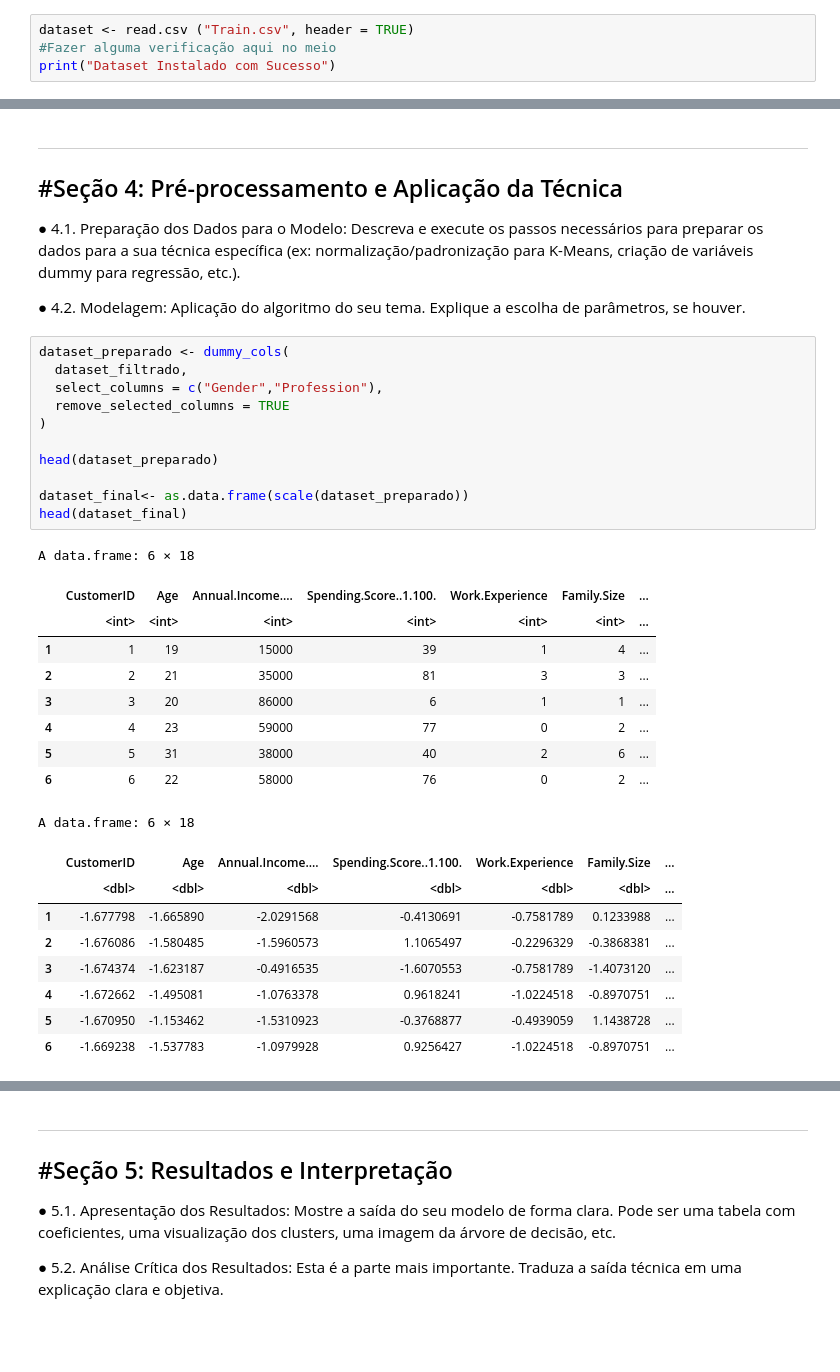
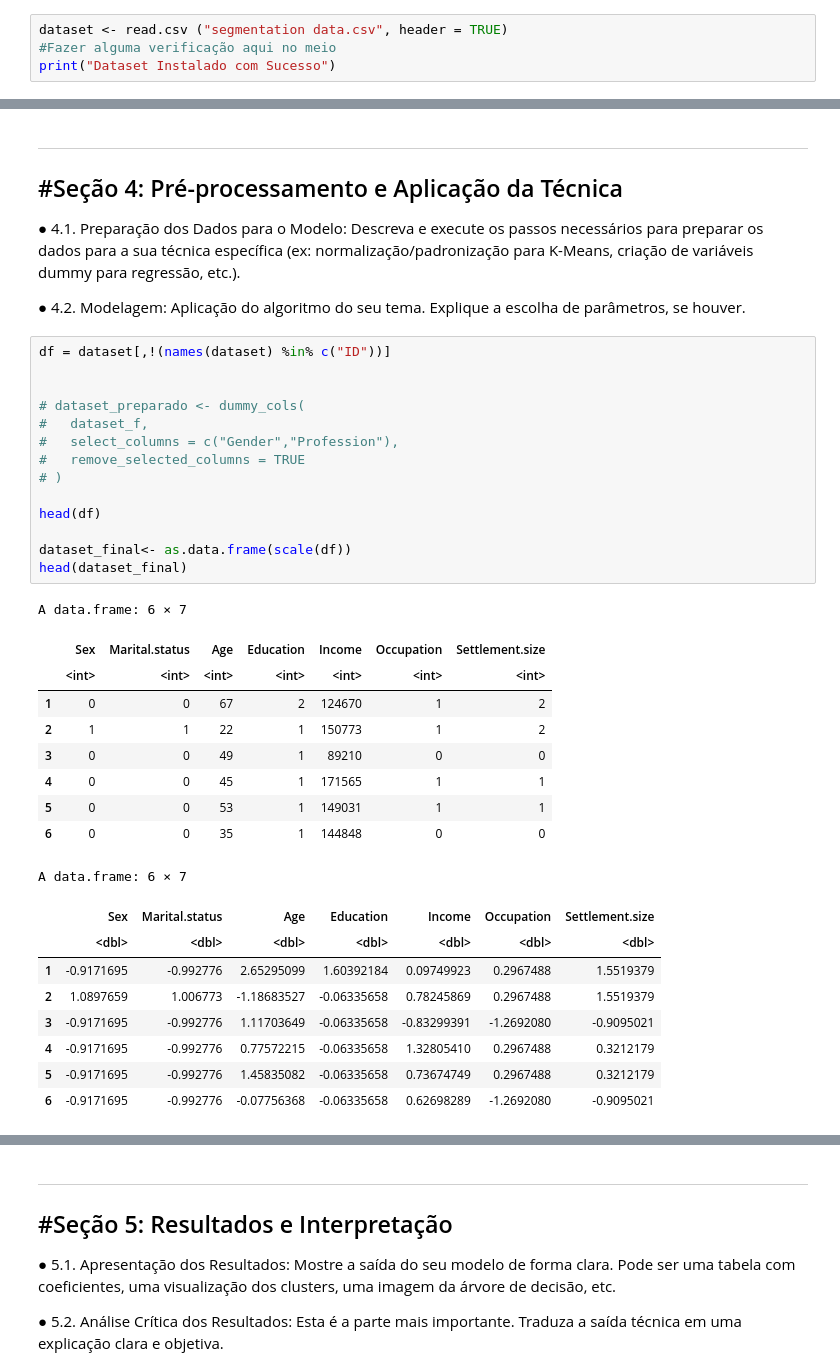
Before and after one commit to ThAlvesM/Kmean_2026-1, a Jupyter notebook: Kmean_2026-1.ipynb, the cells around one changed output, grey strips where cells are left out. Cells and saved outputs as stored; diff of their text form; blank space fills up the shorter version.

```diff
--- a/Kmean_2026-1.ipynb
+++ b/Kmean_2026-1.ipynb
@@ -93,7 +67,7 @@ library(fastDummies)
 Installing package into ‘/usr/local/lib/R/site-library’
 (as ‘lib’ is unspecified)
 # %%
-dataset <- read.csv ("Train.csv", header = TRUE)
+dataset <- read.csv ("segmentation data.csv", header = TRUE)
 #Fazer alguma verificação aqui no meio
 print("Dataset Instalado com Sucesso")
 # %% [output]
@@ -311,33 +250,36 @@ para K-Means, criação de variáveis dummy para regressão, etc.).
 ● 4.2. Modelagem: Aplicação do algoritmo do seu tema. Explique a escolha de
 parâmetros, se houver.
 # %%
-dataset_preparado <- dummy_cols(
-  dataset_filtrado,
-  select_columns = c("Gender","Profession"),
-  remove_selected_columns = TRUE
-)
+df = dataset[,!(names(dataset) %in% c("ID"))]
 
-head(dataset_preparado)
 
-dataset_final<- as.data.frame(scale(dataset_preparado))
+# dataset_preparado <- dummy_cols(
+#   dataset_f,
+#   select_columns = c("Gender","Profession"),
+#   remove_selected_columns = TRUE
+# )
+
+head(df)
+
+dataset_final<- as.data.frame(scale(df))
 head(dataset_final)
 # %% [output]
-A data.frame: 6 × 18
+A data.frame: 6 × 7
-|  | CustomerID | Age | Annual.Income.... | Spending.Score..1.100. | Work.Experience | Family.Size | ... |
-|  | <int> | <int> | <int> | <int> | <int> | <int> | ... |
-| 1 | 1 | 19 | 15000 | 39 | 1 | 4 | ... |
-| 2 | 2 | 21 | 35000 | 81 | 3 | 3 | ... |
-| 3 | 3 | 20 | 86000 | 6 | 1 | 1 | ... |
-| 4 | 4 | 23 | 59000 | 77 | 0 | 2 | ... |
-| 5 | 5 | 31 | 38000 | 40 | 2 | 6 | ... |
-| 6 | 6 | 22 | 58000 | 76 | 0 | 2 | ... |
+|  | Sex | Marital.status | Age | Education | Income | Occupation | Settlement.size |
+|  | <int> | <int> | <int> | <int> | <int> | <int> | <int> |
+| 1 | 0 | 0 | 67 | 2 | 124670 | 1 | 2 |
+| 2 | 1 | 1 | 22 | 1 | 150773 | 1 | 2 |
+| 3 | 0 | 0 | 49 | 1 | 89210 | 0 | 0 |
+| 4 | 0 | 0 | 45 | 1 | 171565 | 1 | 1 |
+| 5 | 0 | 0 | 53 | 1 | 149031 | 1 | 1 |
+| 6 | 0 | 0 | 35 | 1 | 144848 | 0 | 0 |
-A data.frame: 6 × 18
+A data.frame: 6 × 7
-|  | CustomerID | Age | Annual.Income.... | Spending.Score..1.100. | Work.Experience | Family.Size | ... |
-|  | <dbl> | <dbl> | <dbl> | <dbl> | <dbl> | <dbl> | ... |
-| 1 | -1.677798 | -1.665890 | -2.0291568 | -0.4130691 | -0.7581789 | 0.1233988 | ... |
-| 2 | -1.676086 | -1.580485 | -1.5960573 | 1.1065497 | -0.2296329 | -0.3868381 | ... |
-| 3 | -1.674374 | -1.623187 | -0.4916535 | -1.6070553 | -0.7581789 | -1.4073120 | ... |
-| 4 | -1.672662 | -1.495081 | -1.0763378 | 0.9618241 | -1.0224518 | -0.8970751 | ... |
-| 5 | -1.670950 | -1.153462 | -1.5310923 | -0.3768877 | -0.4939059 | 1.1438728 | ... |
-| 6 | -1.669238 | -1.537783 | -1.0979928 | 0.9256427 | -1.0224518 | -0.8970751 | ... |
+|  | Sex | Marital.status | Age | Education | Income | Occupation | Settlement.size |
+|  | <dbl> | <dbl> | <dbl> | <dbl> | <dbl> | <dbl> | <dbl> |
+| 1 | -0.9171695 | -0.992776 | 2.65295099 | 1.60392184 | 0.09749923 | 0.2967488 | 1.5519379 |
+| 2 | 1.0897659 | 1.006773 | -1.18683527 | -0.06335658 | 0.78245869 | 0.2967488 | 1.5519379 |
+| 3 | -0.9171695 | -0.992776 | 1.11703649 | -0.06335658 | -0.83299391 | -1.2692080 | -0.9095021 |
+| 4 | -0.9171695 | -0.992776 | 0.77572215 | -0.06335658 | 1.32805410 | 0.2967488 | 0.3212179 |
+| 5 | -0.9171695 | -0.992776 | 1.45835082 | -0.06335658 | 0.73674749 | 0.2967488 | 0.3212179 |
+| 6 | -0.9171695 | -0.992776 | -0.07756368 | -0.06335658 | 0.62698289 | -1.2692080 | -0.9095021 |
 # %%
```
Also changed, not shown: parts of 13 cells of this notebook.
